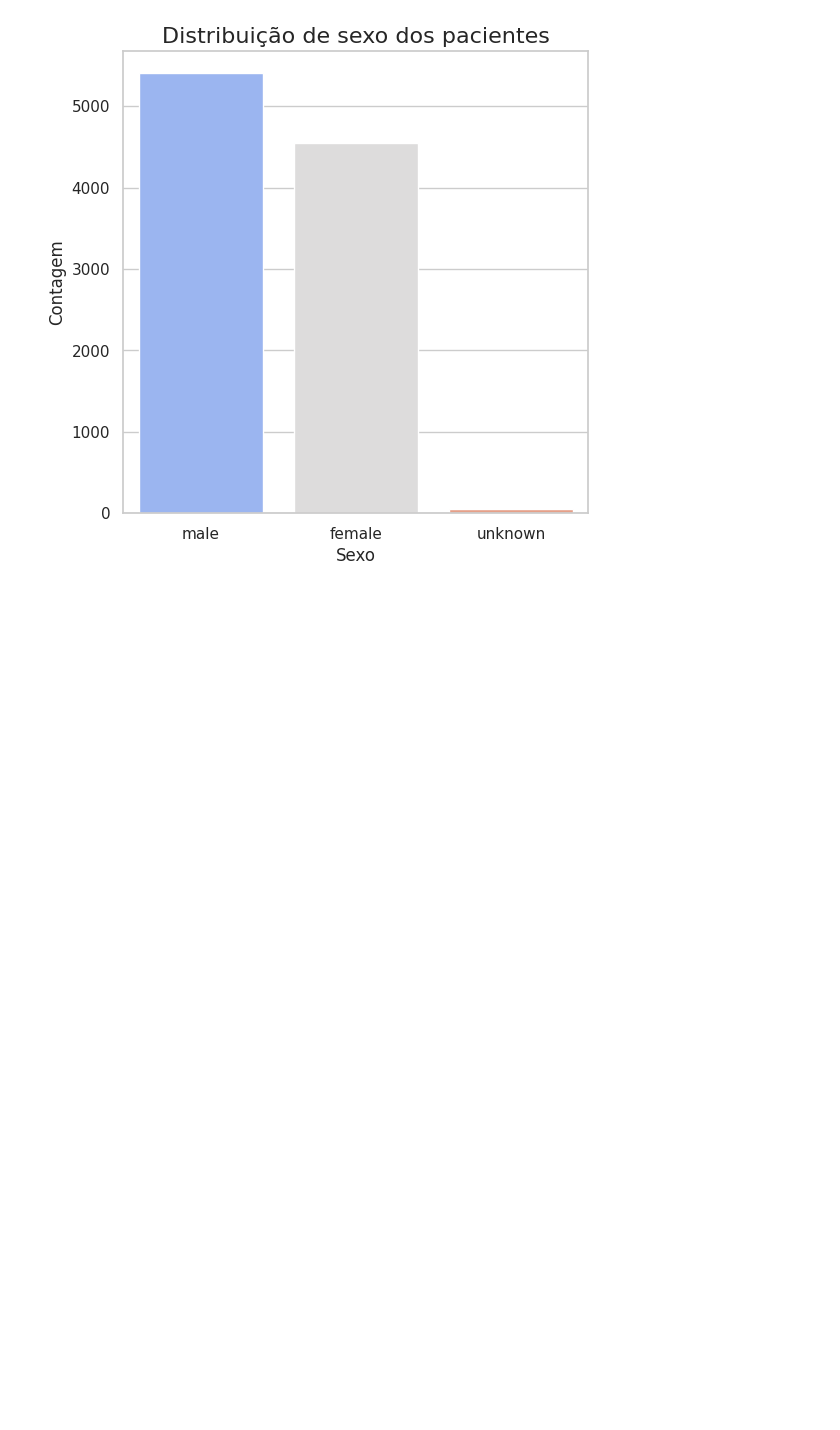
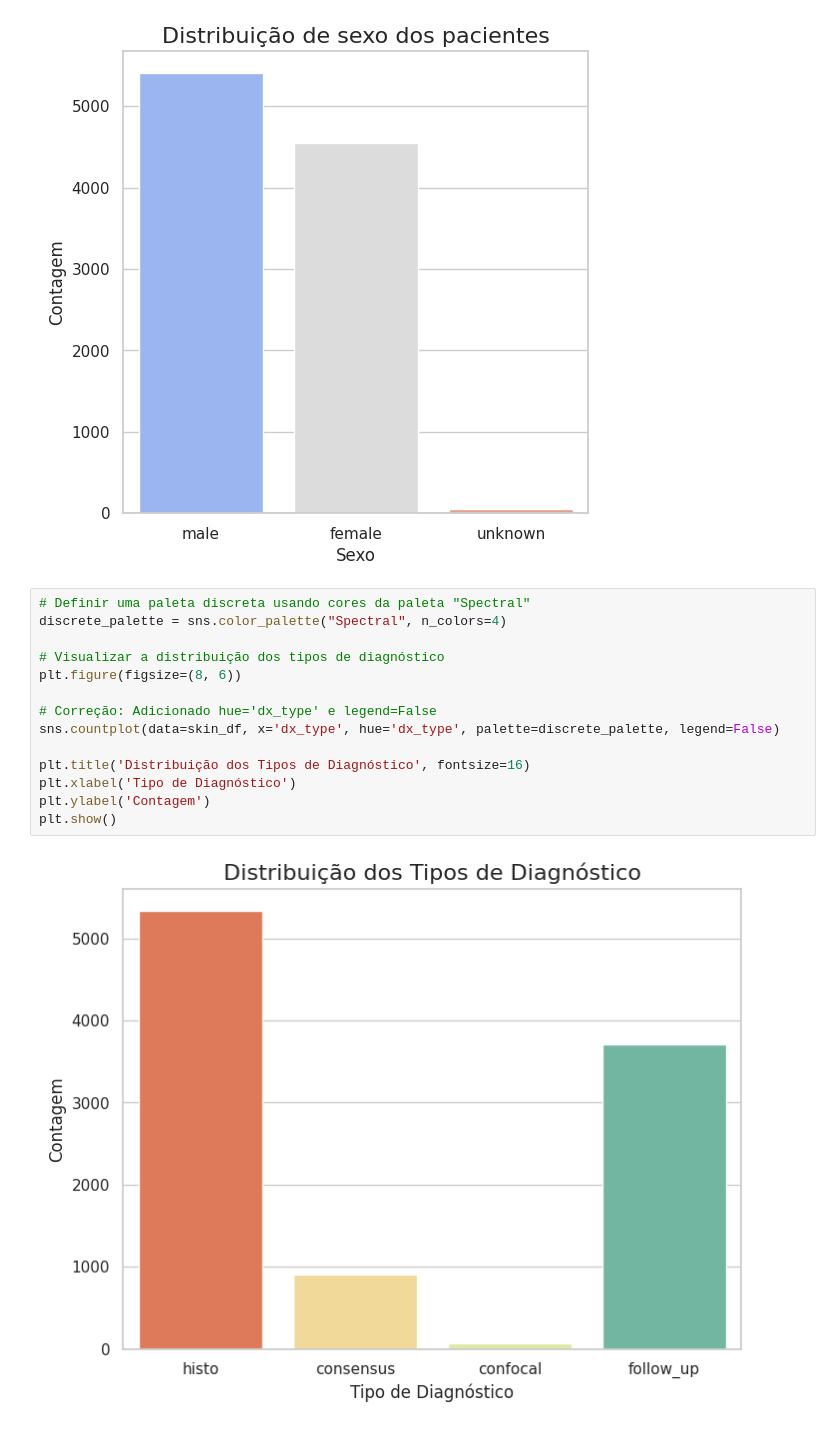
Before and after one commit to cristianalethangads/projetoads, a Jupyter notebook: projetoads.ipynb, the cells around one changed output. Saved outputs shown, nothing was run; the diff lists cells and outputs as text; blank space fills up the shorter version.

Commit message:
análise de localização e tipo das lesões

```diff
--- a/projetoads.ipynb
+++ b/projetoads.ipynb
@@ -194,3 +198,19 @@ plt.ylabel('Contagem')
 plt.show()
 # %% [output]
 [figure]
+# %%
+# Definir uma paleta discreta usando cores da paleta "Spectral"
+discrete_palette = sns.color_palette("Spectral", n_colors=4)
+
+# Visualizar a distribuição dos tipos de diagnóstico
+plt.figure(figsize=(8, 6))
+
+# Correção: Adicionado hue='dx_type' e legend=False
+sns.countplot(data=skin_df, x='dx_type', hue='dx_type', palette=discrete_palette, legend=False)
+
+plt.title('Distribuição dos Tipos de Diagnóstico', fontsize=16)
+plt.xlabel('Tipo de Diagnóstico')
+plt.ylabel('Contagem')
+plt.show()
+# %% [output]
+[figure, added]
```
Also changed, not shown: parts of 3 cells of this notebook.
